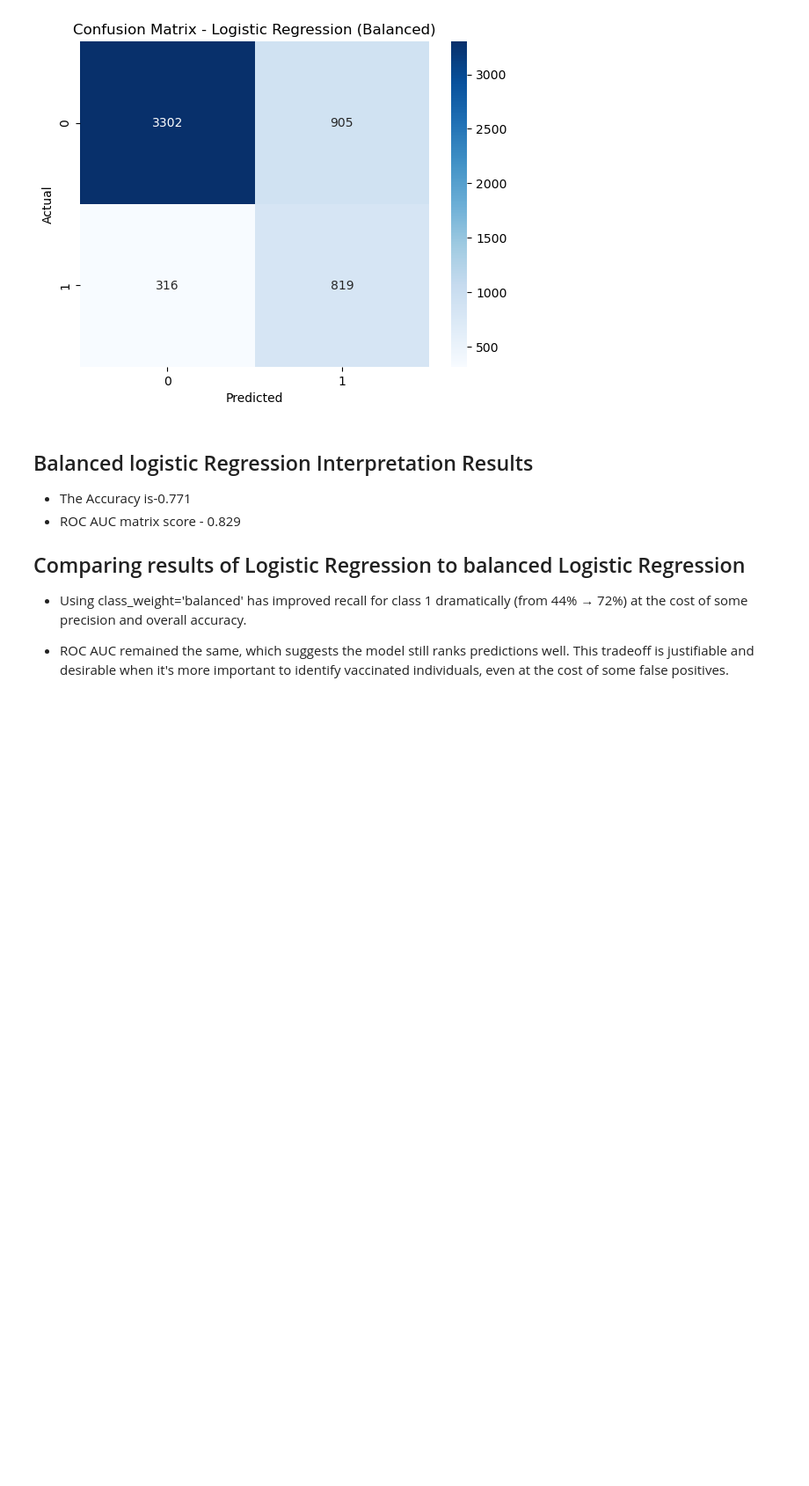
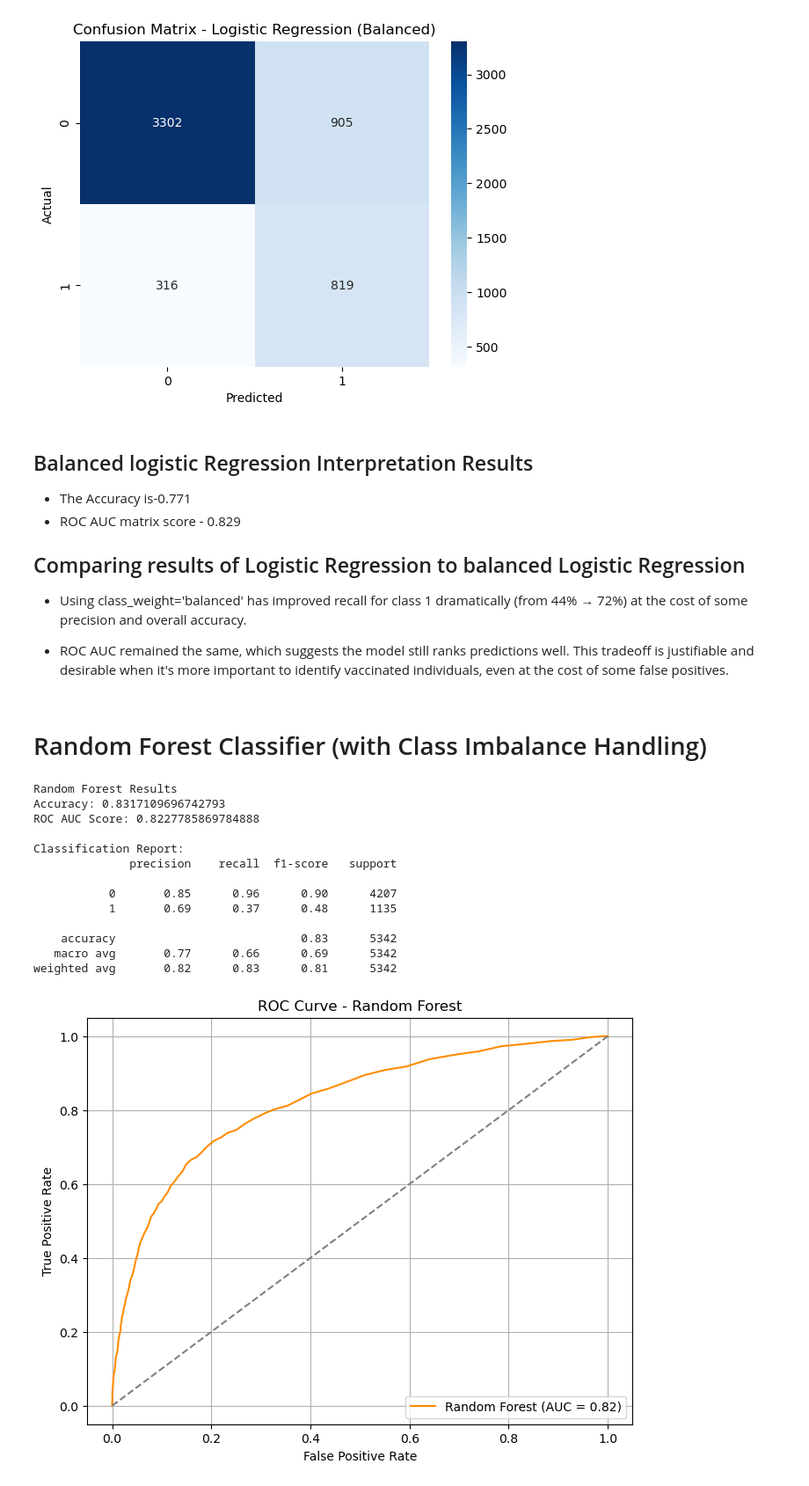
Before and after one commit to Irene-coder-dot/predicting_H1N1_targetvariable, a Jupyter notebook: H1N1_predict.ipynb, the cells around one changed output. Shown at 88% size. Drawn from its saved outputs; the diff is of its cells as text; code cells hidden in the pictures; blank space fills up the shorter version.

Commit message:
Add Random Forest Classifier

```diff
--- a/H1N1_predict.ipynb
+++ b/H1N1_predict.ipynb
@@ -366,3 +368,57 @@ weighted avg       0.82      0.77      0.79      5342
 * Using class_weight='balanced' has improved recall for class 1 dramatically (from 44% → 72%) at the cost of some precision and overall accuracy.
 
 * ROC AUC remained the same, which suggests the model still ranks predictions well. This tradeoff is justifiable and desirable when it's more important to identify vaccinated individuals, even at the cost of some false positives.
+# %% [markdown]
+# Random Forest Classifier (with Class Imbalance Handling)
+# %%
+# 1. Train the model
+rf = RandomForestClassifier(
+    n_estimators=100,
+    max_depth=None,
+    class_weight='balanced',  # handles class imbalance
+    random_state=42,
+    n_jobs=-1
+)
+rf.fit(X_train_encoded, y_train)
+
+# 2. Make predictions
+y_pred_rf = rf.predict(X_val_encoded)
+y_probs_rf = rf.predict_proba(X_val_encoded)[:, 1]  # for ROC AUC
+
+# 3. Evaluation
+acc_rf = accuracy_score(y_val, y_pred_rf)
+auc_rf = roc_auc_score(y_val, y_probs_rf)
+print("Random Forest Results")
+print("Accuracy:", acc_rf)
+print("ROC AUC Score:", auc_rf)
+print("\nClassification Report:")
+print(classification_report(y_val, y_pred_rf))
+
+# Compute ROC curve
+fpr, tpr, thresholds = roc_curve(y_val, y_probs_rf)
+
+# Plot the ROC curve
+plt.figure(figsize=(8, 6))
+plt.plot(fpr, tpr, label=f'Random Forest (AUC = {auc_rf:.2f})', color='darkorange')
+plt.plot([0, 1], [0, 1], linestyle='--', color='gray')
+plt.xlabel('False Positive Rate')
+plt.ylabel('True Positive Rate')
+plt.title('ROC Curve - Random Forest')
+plt.legend(loc='lower right')
+plt.grid(True)
+plt.show()
+# %% [output]
+Random Forest Results
+Accuracy: 0.8317109696742793
+ROC AUC Score: 0.8227785869784888
+
+Classification Report:
+              precision    recall  f1-score   support
+
+           0       0.85      0.96      0.90      4207
+           1       0.69      0.37      0.48      1135
+
+    accuracy                           0.83      5342
+   macro avg       0.77      0.66      0.69      5342
+weighted avg       0.82      0.83      0.81      5342
+[figure, added]
```
Also changed, not shown: parts of 5 cells of this notebook.
